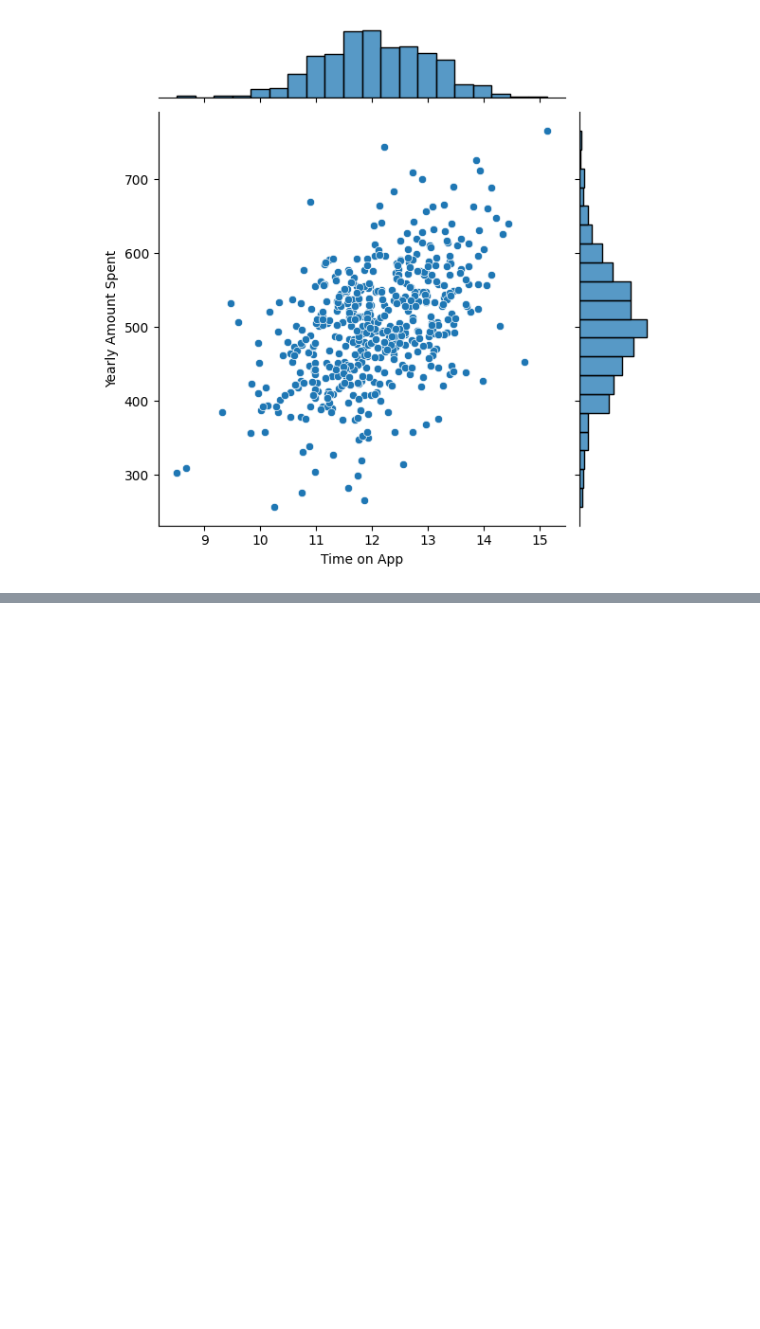
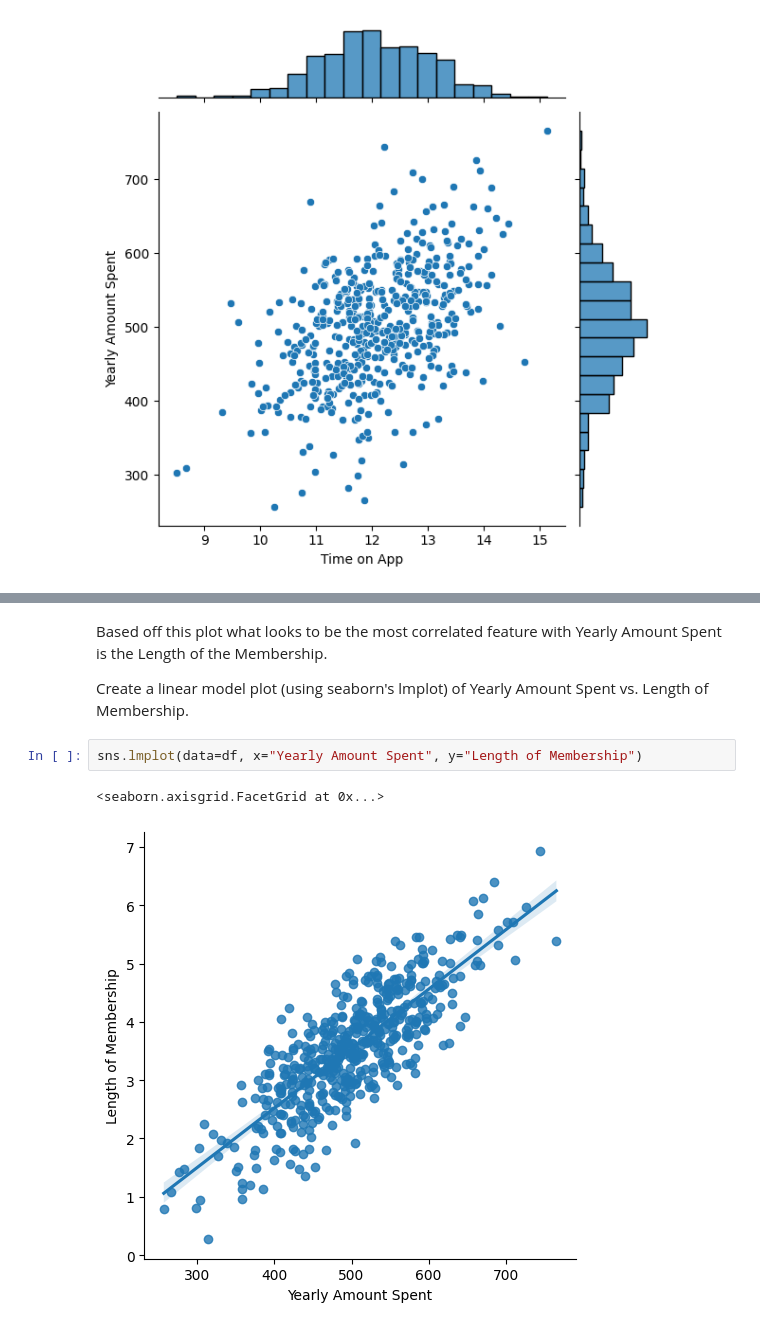
Before and after one commit to lostconnectionhere/machinelearning, a Jupyter notebook: linear_regression/ecommerce_linearRegression.ipynb, the cells around one changed output, grey strips where cells are left out. Drawn from its saved outputs; the diff is of its cells as text; blank space fills up the shorter version.

```diff
--- a/linear_regression/ecommerce_linearRegression.ipynb
+++ b/linear_regression/ecommerce_linearRegression.ipynb
@@ -81,0 +98,9 @@ Interestingly, this jointplot is different. This means that there is a differenc
+# %% [markdown]
+Based off this plot what looks to be the most correlated feature with Yearly Amount Spent is the Length of the Membership.
+
+Create a linear model plot (using seaborn's lmplot) of  Yearly Amount Spent vs. Length of Membership.
+# %%
+sns.lmplot(data=df, x="Yearly Amount Spent", y="Length of Membership")
+# %% [output]
+<seaborn.axisgrid.FacetGrid at 0x...>
+[figure, added]
```
Also changed, not shown: parts of 5 cells of this notebook.
